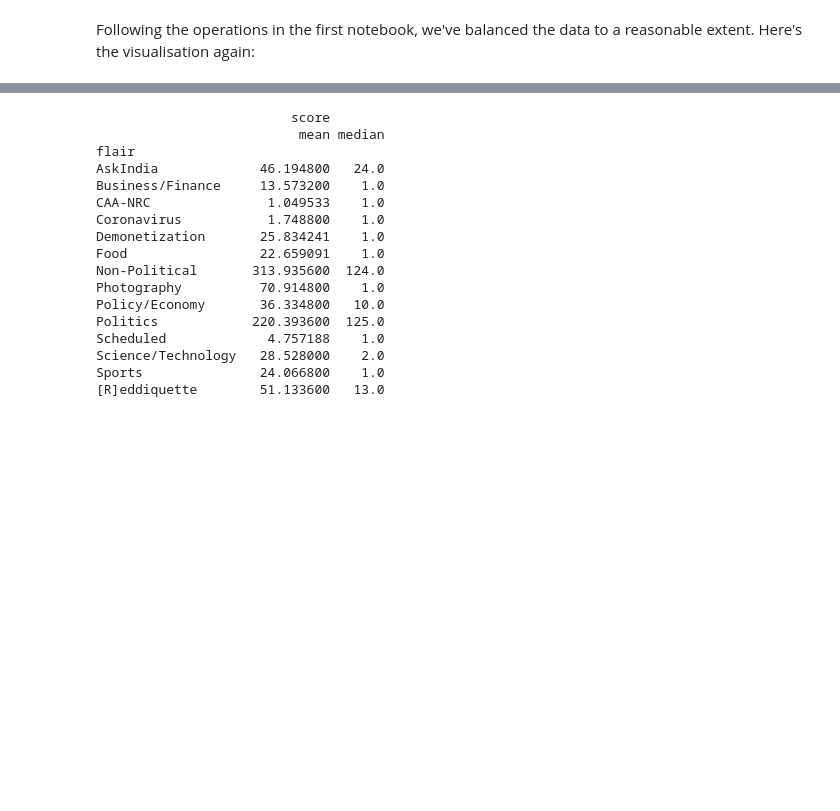
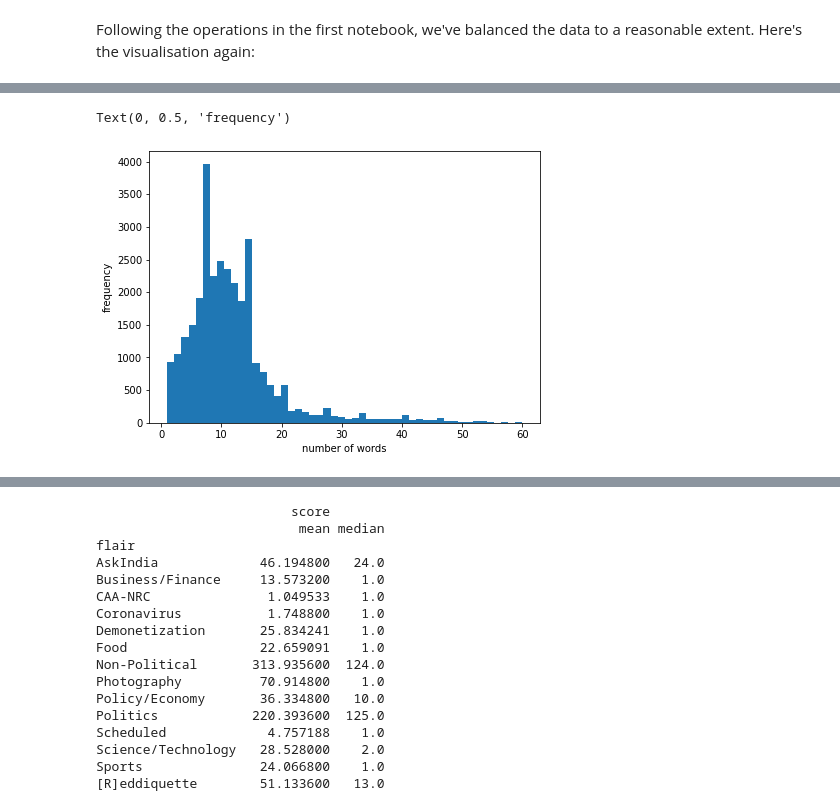
Before and after one commit to hansinahuja/Reddit-Flair-Predictor, a Jupyter notebook: notebooks/Part2-EDA.ipynb, the cells around one changed output, grey strips where cells are left out. Saved outputs shown, nothing was run; the diff lists cells and outputs as text; code cells hidden in the pictures; blank space fills up the shorter version.

```diff
--- a/notebooks/Part2-EDA.ipynb
+++ b/notebooks/Part2-EDA.ipynb
@@ -55,0 +42,7 @@ data['length'].iplot(kind='hist', xTitle='words', linecolor='black', yTitle='cou
+# %%
+ax = data['words'].plot.hist(bins=50, figsize=(7,5))
+ax.set_xlabel("number of words")
+ax.set_ylabel("frequency")
+# %% [output]
+Text(0, 0.5, 'frequency')
+[figure, added]
```
Also changed, not shown: parts of 6 cells of this notebook.
